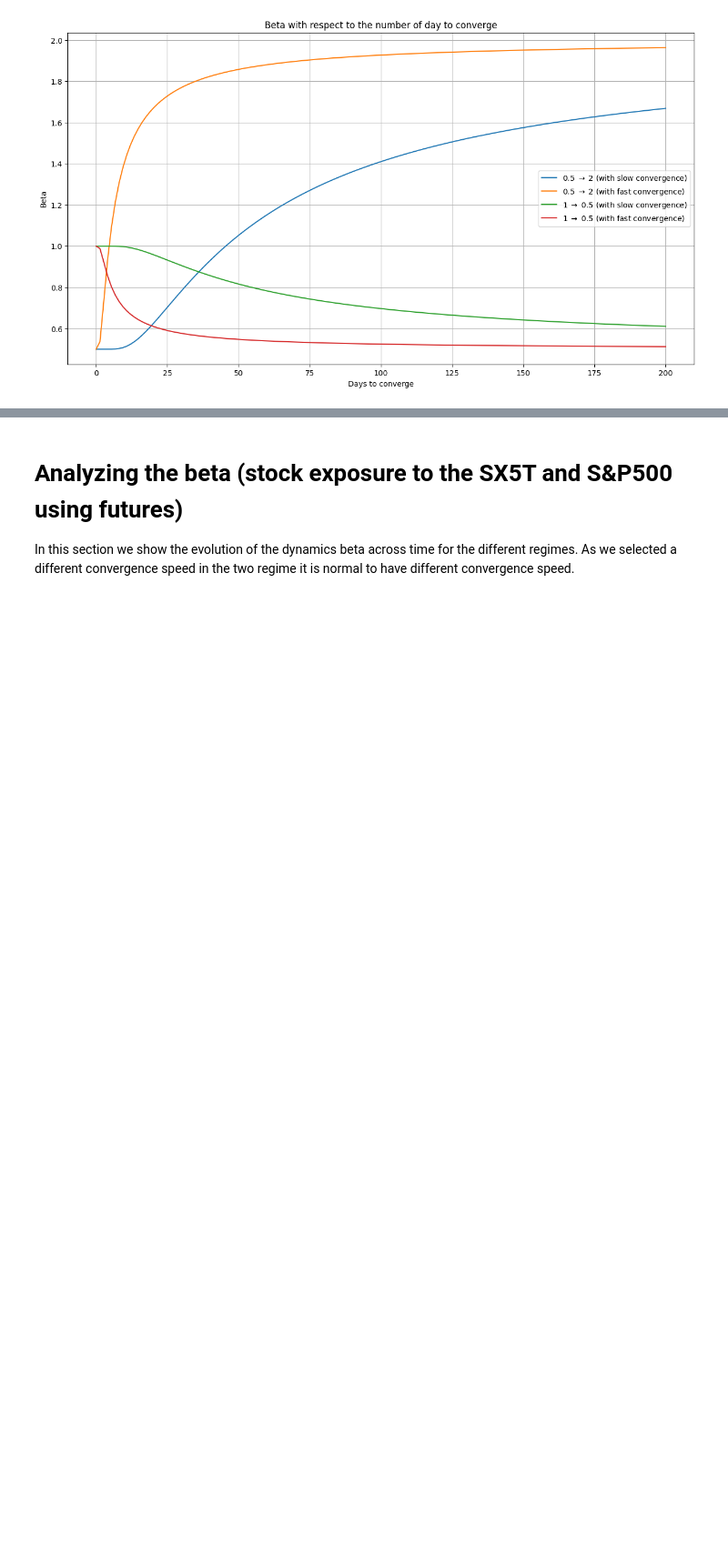
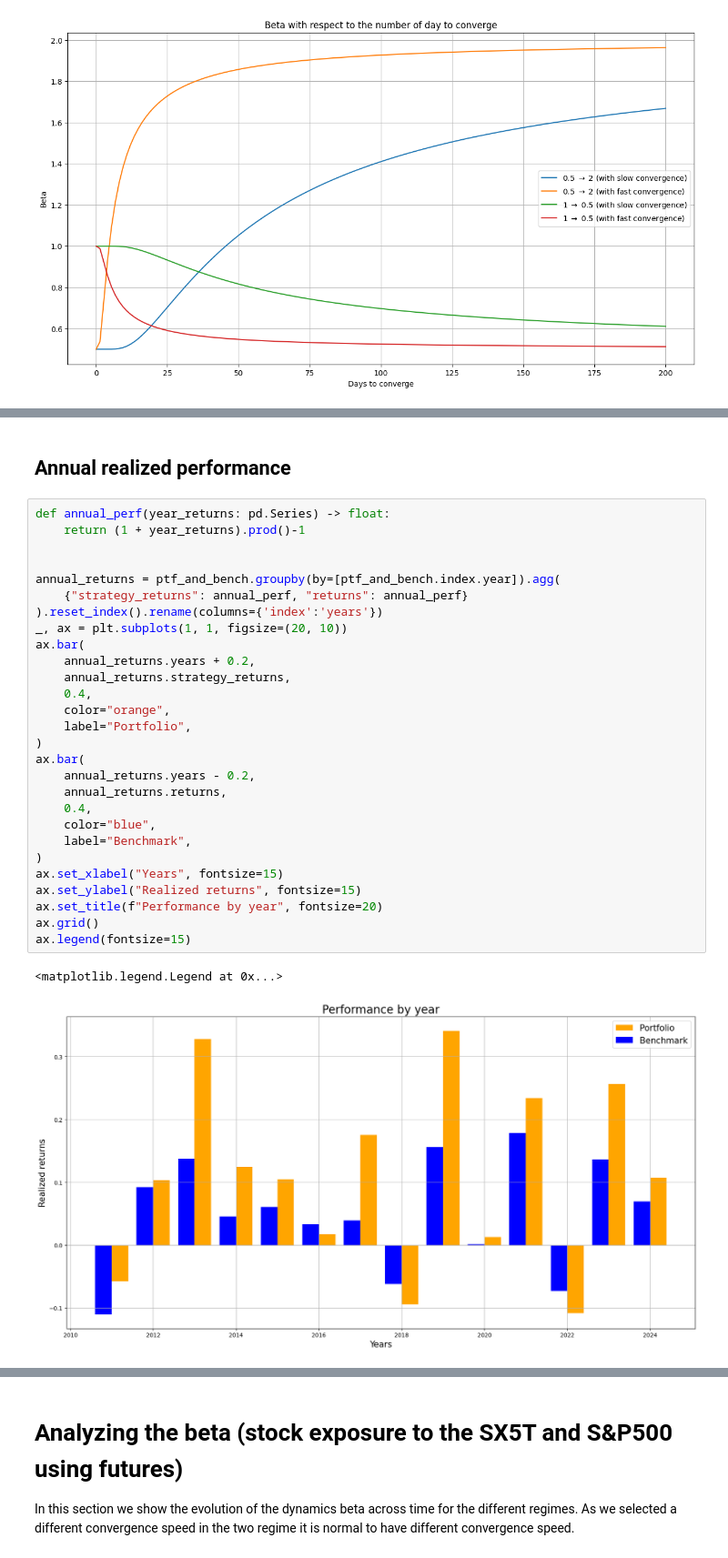
Before and after one commit to BaptisteZloch/Cross-Asset-Investment-Solutions, a Jupyter notebook: src/backtest_portoflio.ipynb, the cells around one changed output, grey strips where cells are left out. Shown at 91% size. Drawn from its saved outputs; the diff is of its cells as text; blank space fills up the shorter version.

```diff
--- a/src/backtest_portoflio.ipynb
+++ b/src/backtest_portoflio.ipynb
@@ -289,0 +296,33 @@ Information ratio annualized: 0.82
+# %% [markdown]
+## Annual realized performance
+# %%
+def annual_perf(year_returns: pd.Series) -> float:
+    return (1 + year_returns).prod()-1
+
+
+annual_returns = ptf_and_bench.groupby(by=[ptf_and_bench.index.year]).agg(
+    {"strategy_returns": annual_perf, "returns": annual_perf}
+).reset_index().rename(columns={'index':'years'})
+_, ax = plt.subplots(1, 1, figsize=(20, 10))
+ax.bar(
+    annual_returns.years + 0.2,
+    annual_returns.strategy_returns,
+    0.4,
+    color="orange",
+    label="Portfolio",
+)
+ax.bar(
+    annual_returns.years - 0.2,
+    annual_returns.returns,
+    0.4,
+    color="blue",
+    label="Benchmark",
+)
+ax.set_xlabel("Years", fontsize=15)
+ax.set_ylabel("Realized returns", fontsize=15)
+ax.set_title(f"Performance by year", fontsize=20)
+ax.grid()
+ax.legend(fontsize=15)
+# %% [output]
+<matplotlib.legend.Legend at 0x...>
+[figure, added]
```
Also changed, not shown: parts of 7 cells of this notebook, 1 other file.
